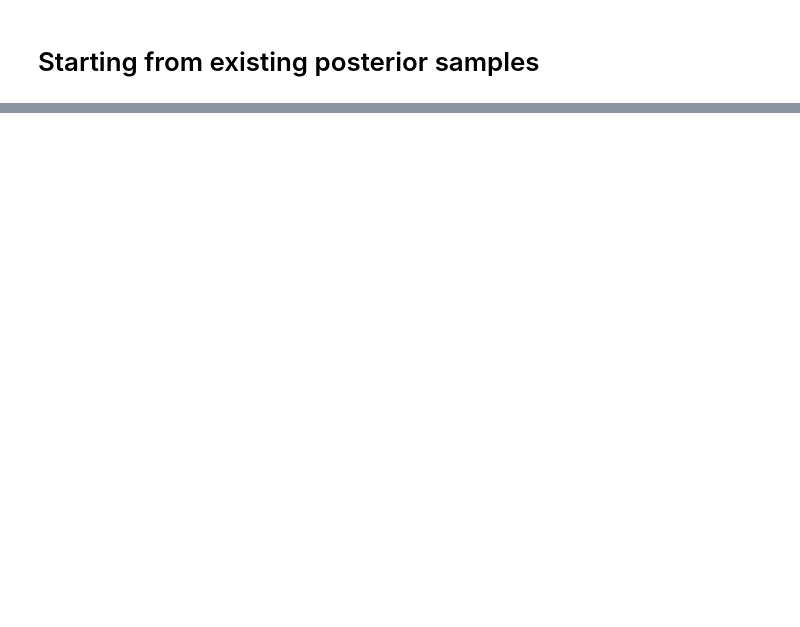
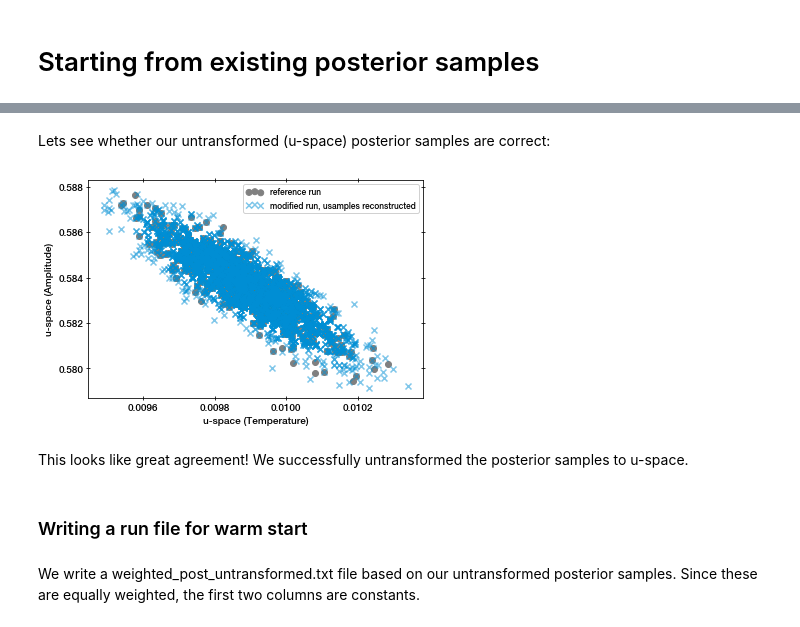
Before and after one commit to JohannesBuchner/UltraNest, a Jupyter notebook: docs/example-warmstart.ipynb, the cells around one changed output, grey strips where cells are left out. Drawn from its saved outputs; the diff is of its cells as text; code cells hidden in the pictures; blank space fills up the shorter version.

```diff
--- a/docs/example-warmstart.ipynb
+++ b/docs/example-warmstart.ipynb
@@ -202,0 +249,43 @@ The weighted_post_untransformed.txt file from a hot-started run cannot be used.
+# %%
+nparams = len(parameters)
+u = np.ones(nparams) * 0.5
+stdevs = posterior_samples.std(axis=0)
+
+def minfunc(ui, i, u, pi):
+    u[i] = ui
+    p = prior_transform(u)
+    return (p[i] - pi)**2
+
+usamples = np.empty((len(posterior_samples), nparams))
+for j, sample in enumerate(tqdm.tqdm(posterior_samples)):
+    for i, param in enumerate(parameters):
+        ui0 = np.interp(sample[i], pguess[:,i], uguess)
+        result = scipy.optimize.minimize_scalar(
+            minfunc,
+            args=(i, u, sample[i]),
+            method='brent',
+            bounds=(0,1),
+            bracket=(ui0 - 1e-4, ui0, ui0 + 1e-4),
+            tol=0.001 * stdevs[i],
+        )
+        usamples[j,i] = result.x
+# %% [markdown]
+Lets see whether our untransformed (u-space) posterior samples are correct:
+# %%
+weights = results_ref['weighted_samples']['weights']
+i = np.random.choice(len(weights), p=weights, size=1000)
+plt.scatter(results_ref['weighted_samples']['upoints'][i,0], results_ref['weighted_samples']['upoints'][i,1],
+            color='gray', label='reference run');
+
+plt.scatter(usamples[:,0], usamples[:,1], label='modified run, usamples reconstructed', marker='x', alpha=0.5)
+plt.xlabel('u-space (%s)' % parameters[0])
+plt.ylabel('u-space (%s)' % parameters[1])
+plt.legend();
+# %% [output]
+[figure, added]
+# %% [markdown]
+This looks like great agreement! We successfully untransformed the posterior samples to u-space.
+# %% [markdown]
+### Writing a run file for warm start
+# %% [markdown]
+We write a weighted_post_untransformed.txt file based on our untransformed posterior samples. Since these are equally weighted, the first two columns are constants.
```
Also changed, not shown: parts of 18 cells of this notebook.
